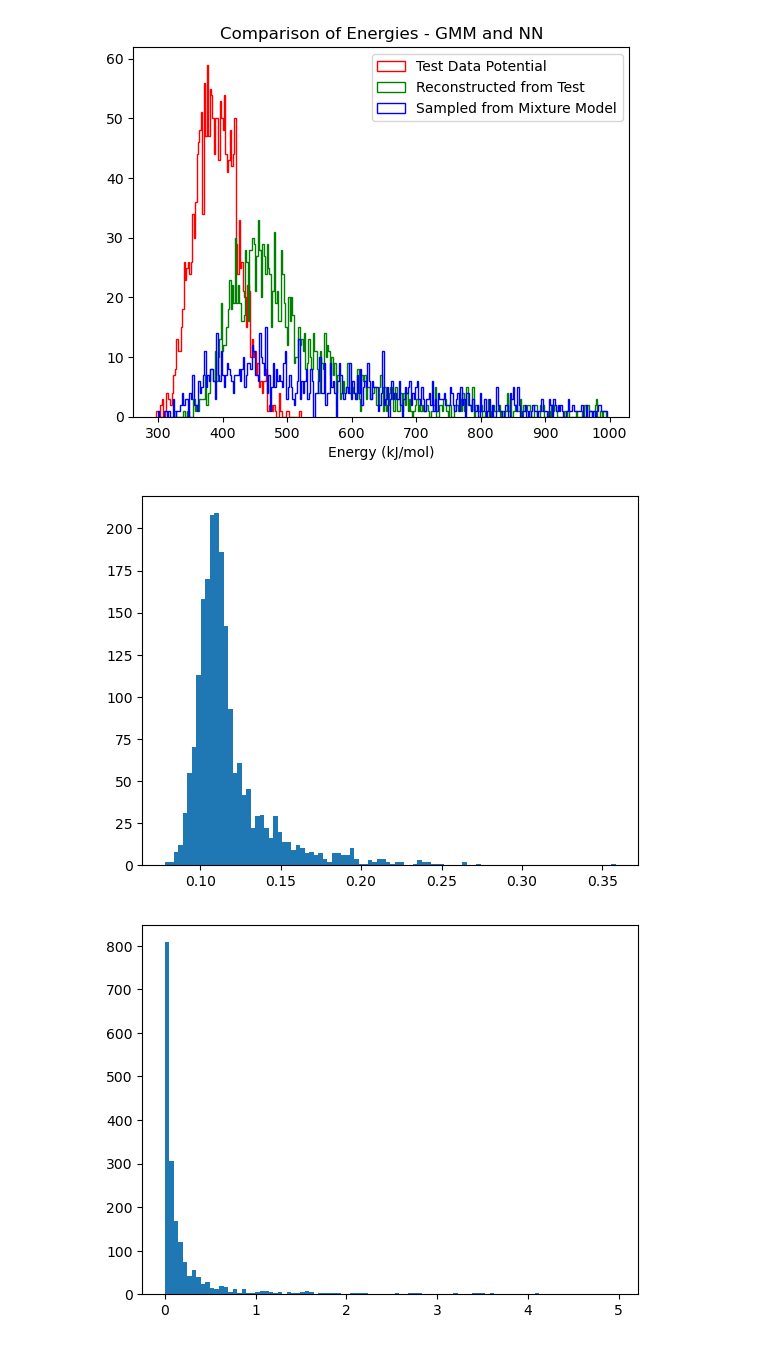
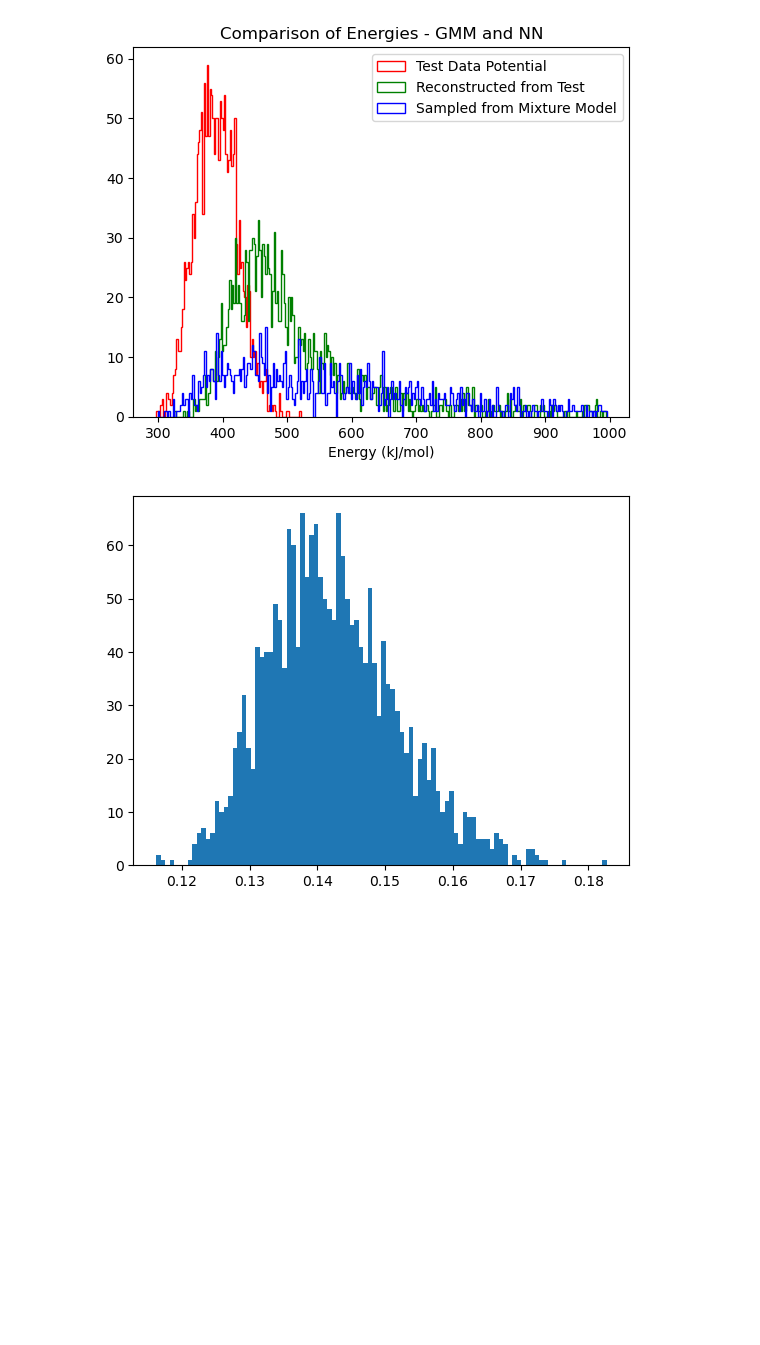
Before and after one commit to CCBatIIT/Deep-MMS, a Jupyter notebook: RUN.ipynb, the cells around one changed output. Saved outputs shown, nothing was run; the diff lists cells and outputs as text; code cells hidden in the pictures; blank space fills up the shorter version.

```diff
--- a/RUN.ipynb
+++ b/RUN.ipynb
@@ -227,6 +227,7 @@ class NN_Experiment():
             coordinate_scheme: string in ["BAT", "Cartesian"]: Coordinate Scheme (fname_pdb must not be None for "BAT")
             resume_latest: bool: if True, will attempt to reload a previous model
             report_potential: bool: if True, potential energy deviation of batches will be evaluated and stored in the netcdf file
+            checkpoint_interval: int: Number of epochs in between checkpoints (save the NN every checkpoint_interval epochs)
         """
         #Get the information from the json file
         if not from_json_params:
@@ -338,7 +339,7 @@ class NN_Experiment():
         #Checkpointer
         print('Checkpointer')
         self.orbax_checkpointer = orbax.checkpoint.PyTreeCheckpointer()
-        options = orbax.checkpoint.CheckpointManagerOptions(max_to_keep=2, save_interval_steps=10)
+        options = orbax.checkpoint.CheckpointManagerOptions(max_to_keep=2, save_interval_steps=json_params['checkpoint_interval'])
         manager_dir = os.path.join(self.data_dir, 'checkpoint_managed')
         self.checkpoint_manager = orbax.checkpoint.CheckpointManager(manager_dir, self.orbax_checkpointer, options)
 
@@ -515,7 +516,7 @@ class NN_Experiment():
             rng = jax.random.PRNGKey(self.epoch)
             rng, key = jax.random.split(rng)
             #After all batches seen this epoch
-            last_loss = self.eval_rmsd_only(rng, self.current_potential_coefficient)
+            last_loss = self.eval_rmsd_only(rng)
             epoch_end = datetime.now() - epoch_start
             print('epoch', self.epoch,
                   'atom_rmsd_nm', '%.4E'%last_loss[0], '%.4E'%last_loss[1],
@@ -530,16 +531,19 @@ class NN_Experiment():
         test_rmsd_decreasing = True
 
         while test_rmsd_decreasing and self.epoch < max_epoch:
+            epoch_start = datetime.now()
             #Training
             self.train_batches_on_step(self.train_batches, rmsd_step, self.current_potential_coefficient)
             rng = jax.random.PRNGKey(self.epoch)
             rng, key = jax.random.split(rng)
             #After all batches seen this epoch
-            last_loss = self.eval_rmsd_only(rng, self.current_potential_coefficient)
+            last_loss = self.eval_rmsd_only(rng)
+            epoch_end = datetime.now() - epoch_start
             print('epoch', self.epoch,
                   'atom_rmsd_nm', '%.4E'%last_loss[0], '%.4E'%last_loss[1],
                   'Time:', epoch_end)
             self.epoch += 1
+
             test_rmsd_decreasing = self.rootgrp['Test']['RMSD'][-2*num_move_ave:-num_move_ave, :].mean() > self.rootgrp['Test']['RMSD'][-num_move_ave:, :].mean()
 
         if not test_rmsd_decreasing:
@@ -709,13 +713,13 @@ class NN_Experiment():
 
         return self.epoch
 
-    def MAIN_train_rmsd_only(self, cutoff_epoch=100000):
-        self.train_nepochs_on_rmsd(100)
+    def MAIN_train_rmsd_only(self, n_rmsd=1000, cutoff_epoch=100000):
+        self.train_nepochs_on_rmsd(n_rmsd)
         self.train_rmsd_to_lowest(max_epoch=cutoff_epoch)
         return self.epoch
 
-    def MAIN_train_rmsd_only_wo_reporting_potential(self, cutoff_epoch=100000):
-        self.train_nepochs_on_rmsd_wo_reporting_potential(100)
+    def MAIN_train_rmsd_only_wo_reporting_potential(self, n_rmsd=1000, cutoff_epoch=100000):
+        self.train_nepochs_on_rmsd_wo_reporting_potential(n_rmsd)
         self.train_rmsd_to_lowest_wo_reporting_potential(max_epoch=cutoff_epoch)
         return self.epoch
 
@@ -749,7 +753,7 @@ json_params = {"fname_dcd": "/media/volume/Joseph-Large/githubs/Deep-MMS/Simulat
                "save_dir": "/media/volume/Joseph-Large/githubs/Deep-MMS/",
                "data_dir": "None",
                "max_epoch": 100000,
-               "latent_dim": 7,
+               "latent_dim": 777,
                "test_slice": 1,
                "data_slice_start": 0,
                "data_slice_end": "None",
@@ -761,7 +765,8 @@ json_params = {"fname_dcd": "/media/volume/Joseph-Large/githubs/Deep-MMS/Simulat
                "model_type": "AE",
                "coordinate_scheme": "Cartesian",
                "resume_latest": False,
-               "report_potential": False}
+               "report_potential": False,
+               "checkpoint_interval": 200}
 # %%
 experiment = NN_Experiment(json_params, from_json_params=True)
 # %% [output]
@@ -973,15 +1004,14 @@ for key, value in zip(my_dict.keys(), my_dict.values()):
 # %%
 rmsds = atom_rmsd(experiment.test_data, recon)
 plt.clf()
 _ = plt.hist(rmsds, bins=100)
 plt.show()
-ener_comp = scaled_pot_enr_diff(experiment.test_data, recon)
-plt.clf()
-_ = plt.hist(ener_comp[ener_comp < 5], bins=100)
-plt.show()
+# ener_comp = scaled_pot_enr_diff(experiment.test_data, recon)
+# plt.clf()
+# _ = plt.hist(ener_comp[ener_comp < 5], bins=100)
+# plt.show()
 # %% [output]
-[figure, old version]
+[figure, new version]
-[figure, removed]
 # %%
 recon_train , _ = experiment.state.apply_fn({'params':experiment.state.params}, experiment.train_data, rng)
 my_dict = {'DA_TrainData.dcd' : experiment.train_data, 'DA_ReconData_train.dcd' : recon_train}
```
Also changed, not shown: parts of 14 cells of this notebook.
